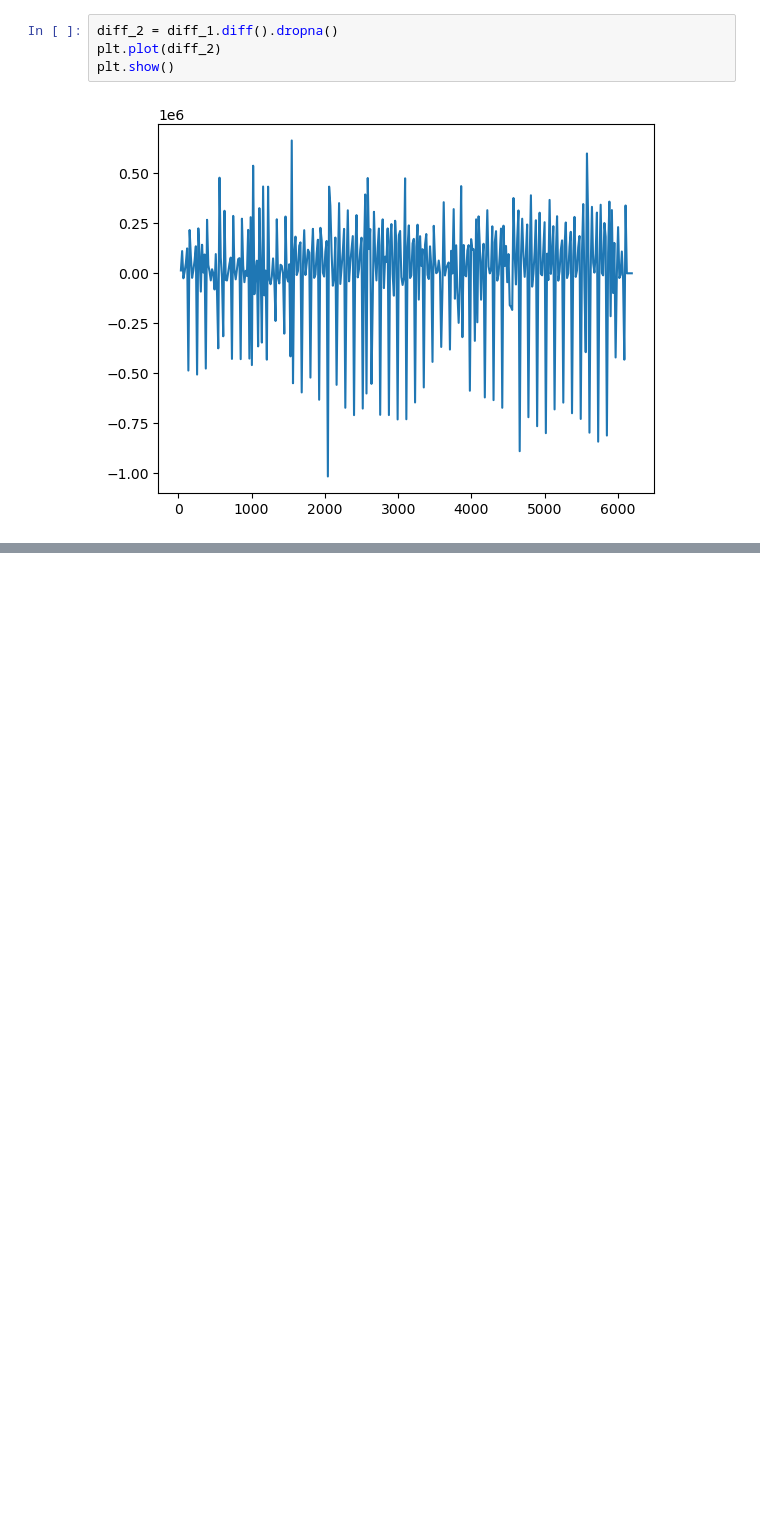
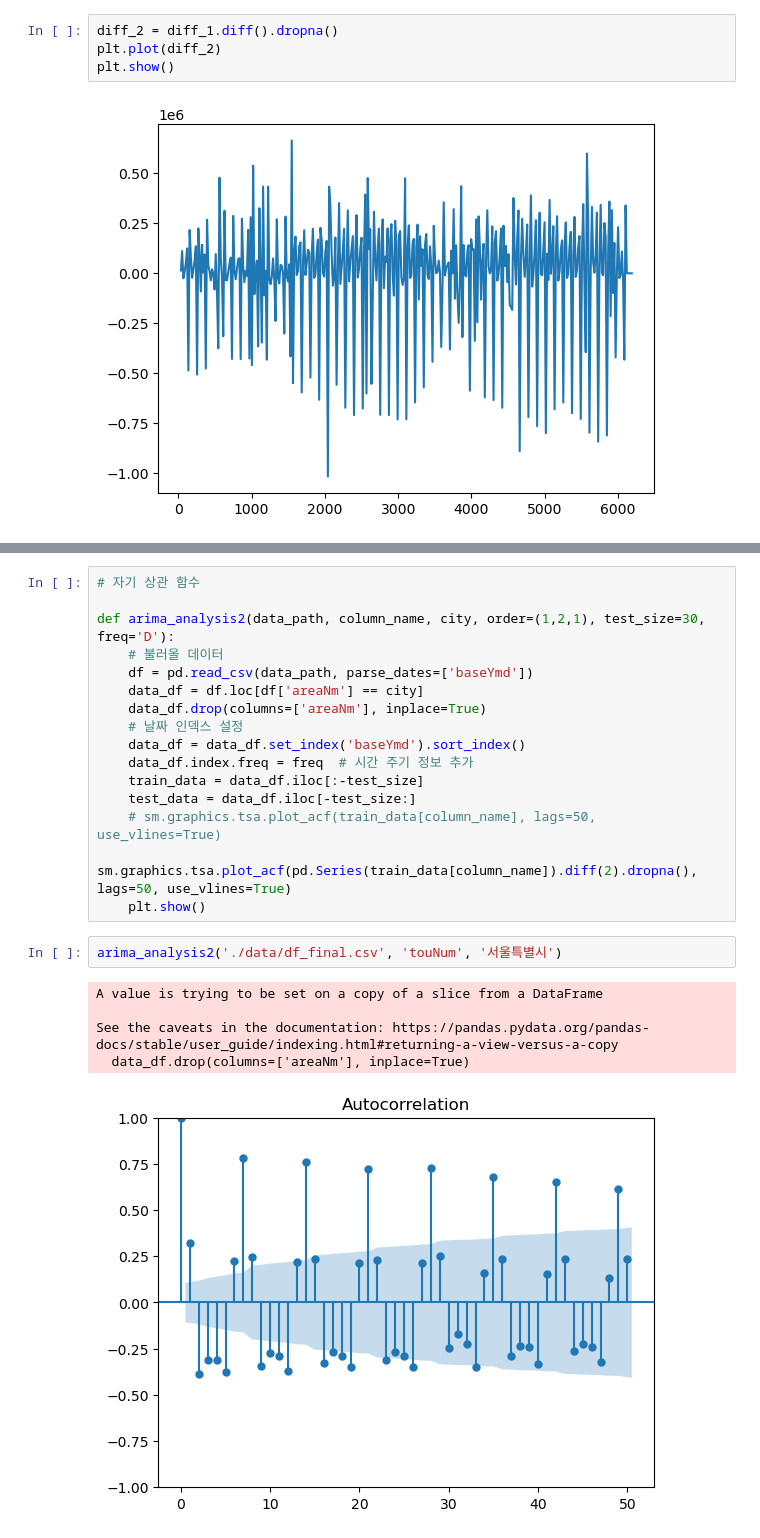
Before and after one commit to krkoki/MiniProject_Regression, a Jupyter notebook: ARIMA.ipynb, the cells around one changed output, grey strips where cells are left out. Saved outputs shown, nothing was run; the diff lists cells and outputs as text; blank space fills up the shorter version.

```diff
--- a/ARIMA.ipynb
+++ b/ARIMA.ipynb
@@ -56,0 +98,24 @@ plt.show()
+# %%
+# 자기 상관 함수
+
+def arima_analysis2(data_path, column_name, city, order=(1,2,1), test_size=30, freq='D'):
+    # 불러올 데이터
+    df = pd.read_csv(data_path, parse_dates=['baseYmd'])
+    data_df = df.loc[df['areaNm'] == city]
+    data_df.drop(columns=['areaNm'], inplace=True)
+    # 날짜 인덱스 설정
+    data_df = data_df.set_index('baseYmd').sort_index()
+    data_df.index.freq = freq  # 시간 주기 정보 추가
+    train_data = data_df.iloc[:-test_size]
+    test_data = data_df.iloc[-test_size:]
+    # sm.graphics.tsa.plot_acf(train_data[column_name], lags=50, use_vlines=True)
+    sm.graphics.tsa.plot_acf(pd.Series(train_data[column_name]).diff(2).dropna(), lags=50, use_vlines=True)
+    plt.show()
+# %%
+arima_analysis2('./data/df_final.csv', 'touNum', '서울특별시')
+# %% [output]
+A value is trying to be set on a copy of a slice from a DataFrame
+
+See the caveats in the documentation: https://pandas.pydata.org/pandas-docs/stable/user_guide/indexing.html#returning-a-view-versus-a-copy
+  data_df.drop(columns=['areaNm'], inplace=True)
+[figure, added]
```
Also changed, not shown: parts of 10 cells of this notebook, 2 other files.
